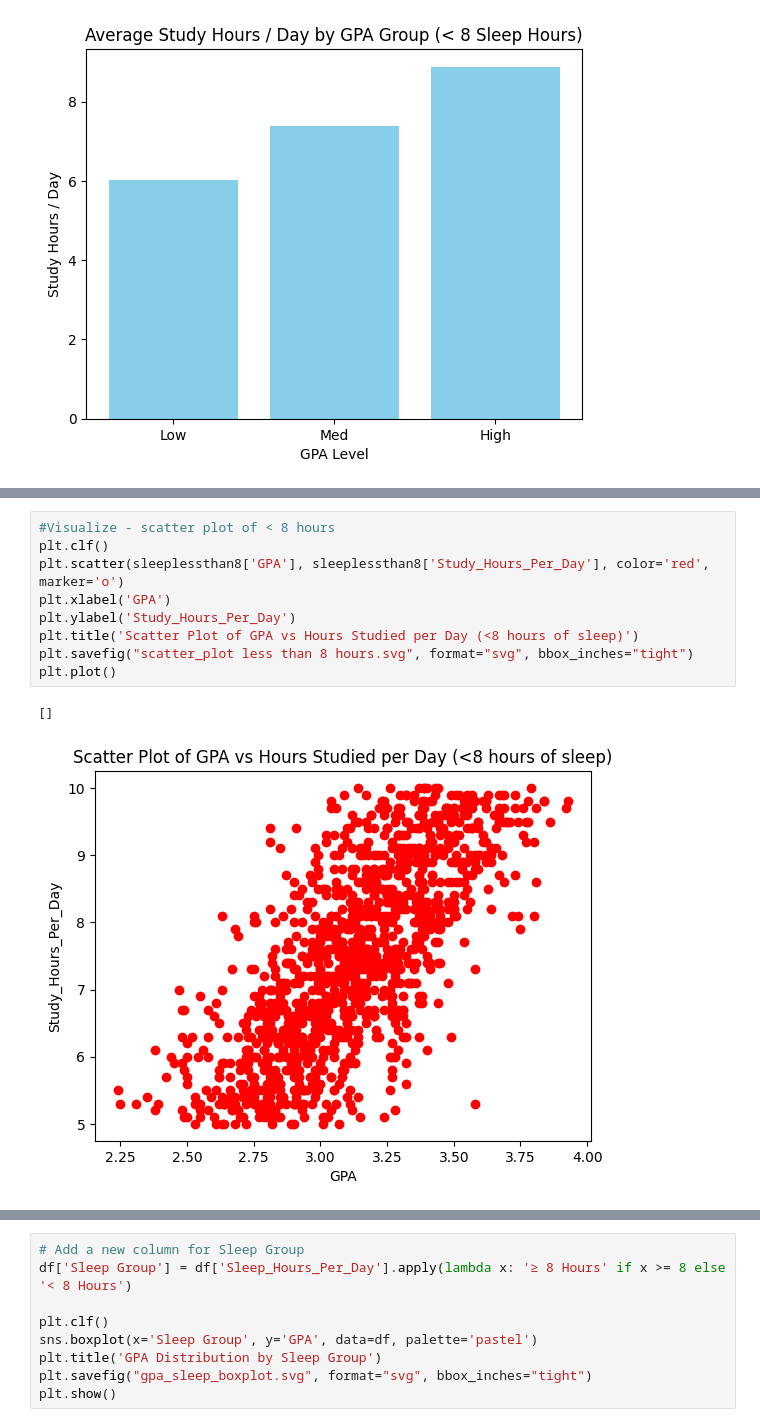
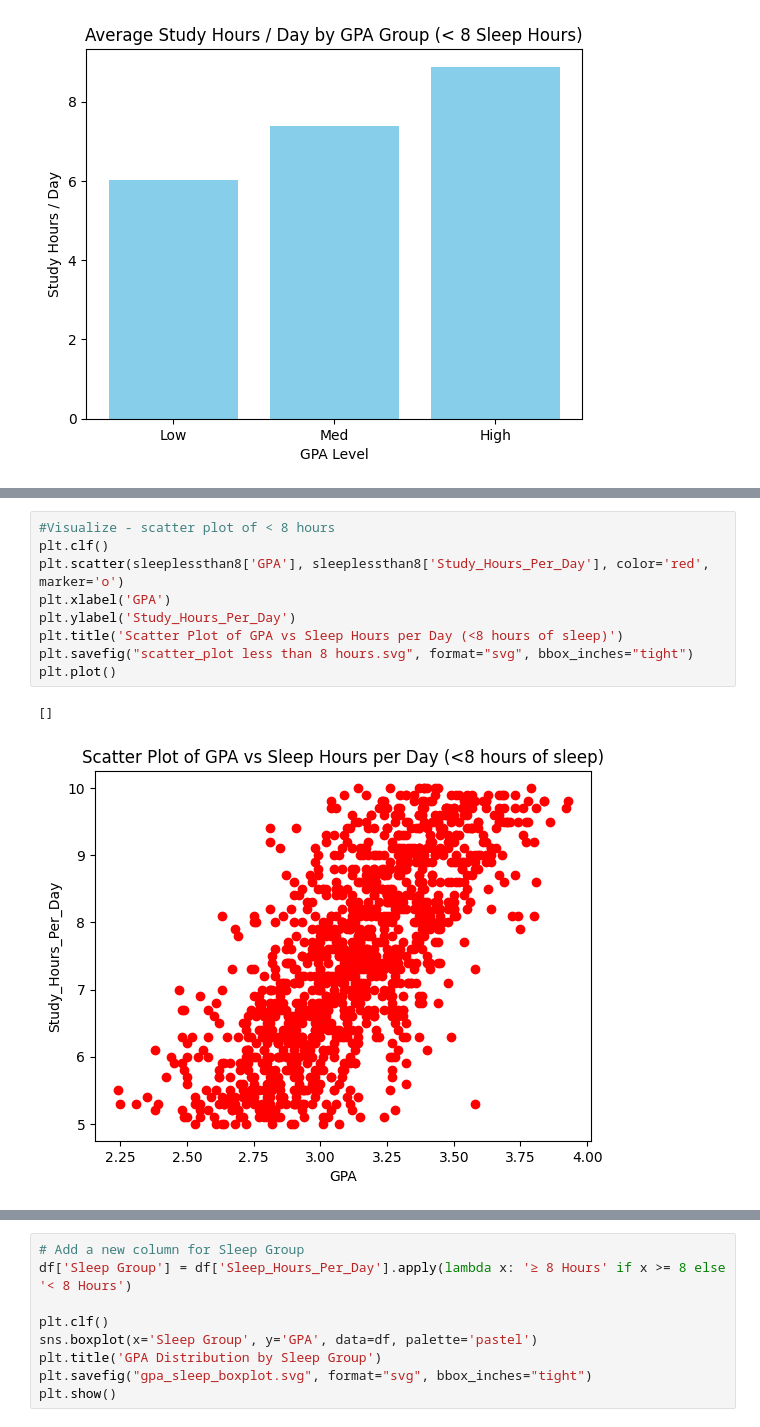
Before and after one commit to Taryn-Cail/Python-Group-Project-2704, a Jupyter notebook: data.ipynb, the cells around one changed output, grey strips where cells are left out. Cells and saved outputs as stored; diff of their text form.

```diff
--- a/data.ipynb
+++ b/data.ipynb
@@ -429,15 +429,15 @@ plt.plot()
 # %%
 #Visualize - scatter plot of < 8 hours
 plt.clf()
 plt.scatter(sleeplessthan8['GPA'], sleeplessthan8['Study_Hours_Per_Day'], color='red', marker='o')
 plt.xlabel('GPA')
 plt.ylabel('Study_Hours_Per_Day')
-plt.title('Scatter Plot of GPA vs Hours Studied per Day (<8 hours of sleep)')
+plt.title('Scatter Plot of GPA vs Sleep Hours per Day (<8 hours of sleep)')
 plt.savefig("scatter_plot less than 8 hours.svg", format="svg", bbox_inches="tight")
 plt.plot()
 # %% [output]
 []
-[figure, old version]
+[figure, new version]
 # %%
 # Dual Scatter Plot
 plt.clf()
```
Also changed, not shown: parts of 2 cells of this notebook.
